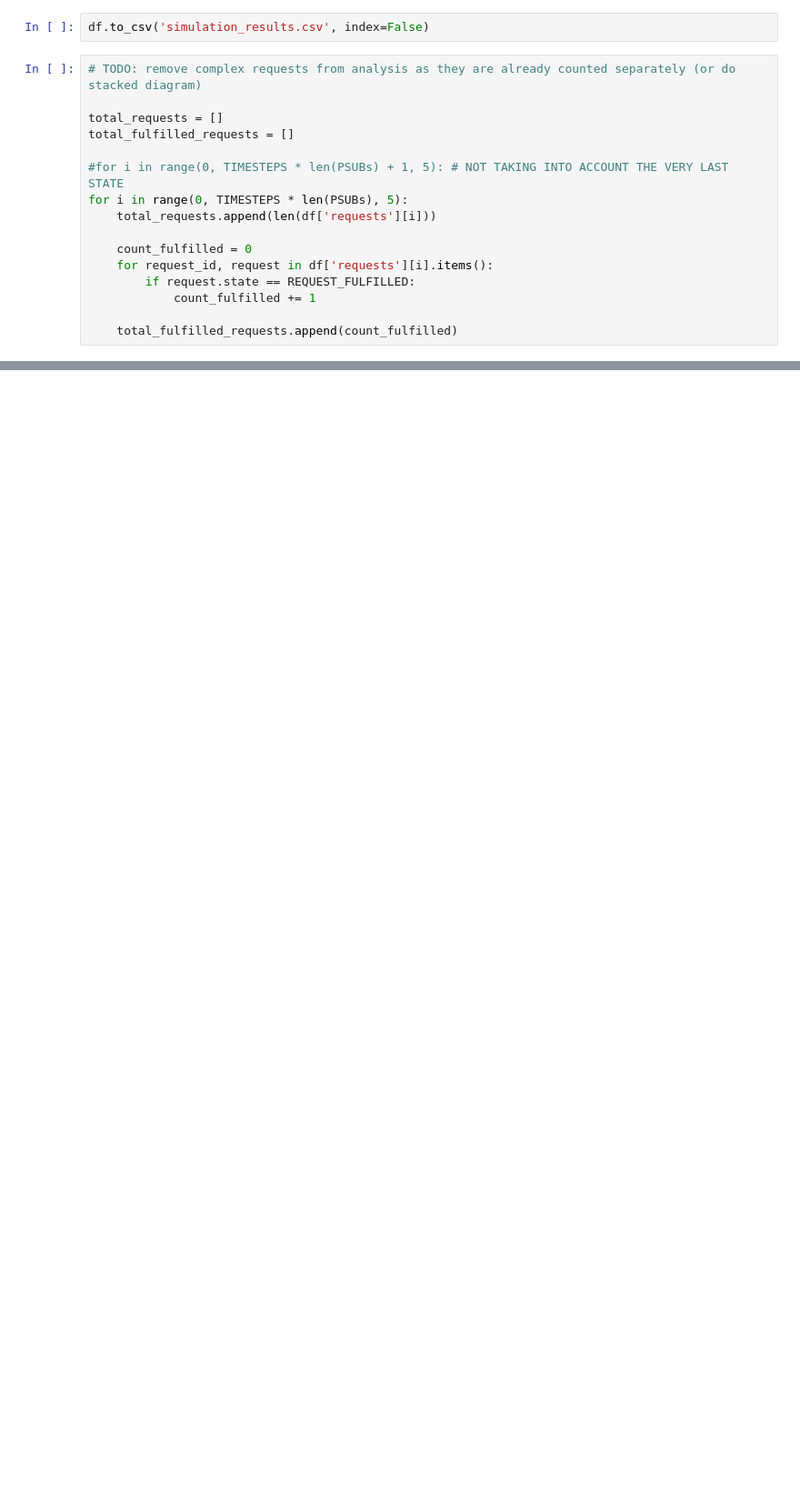
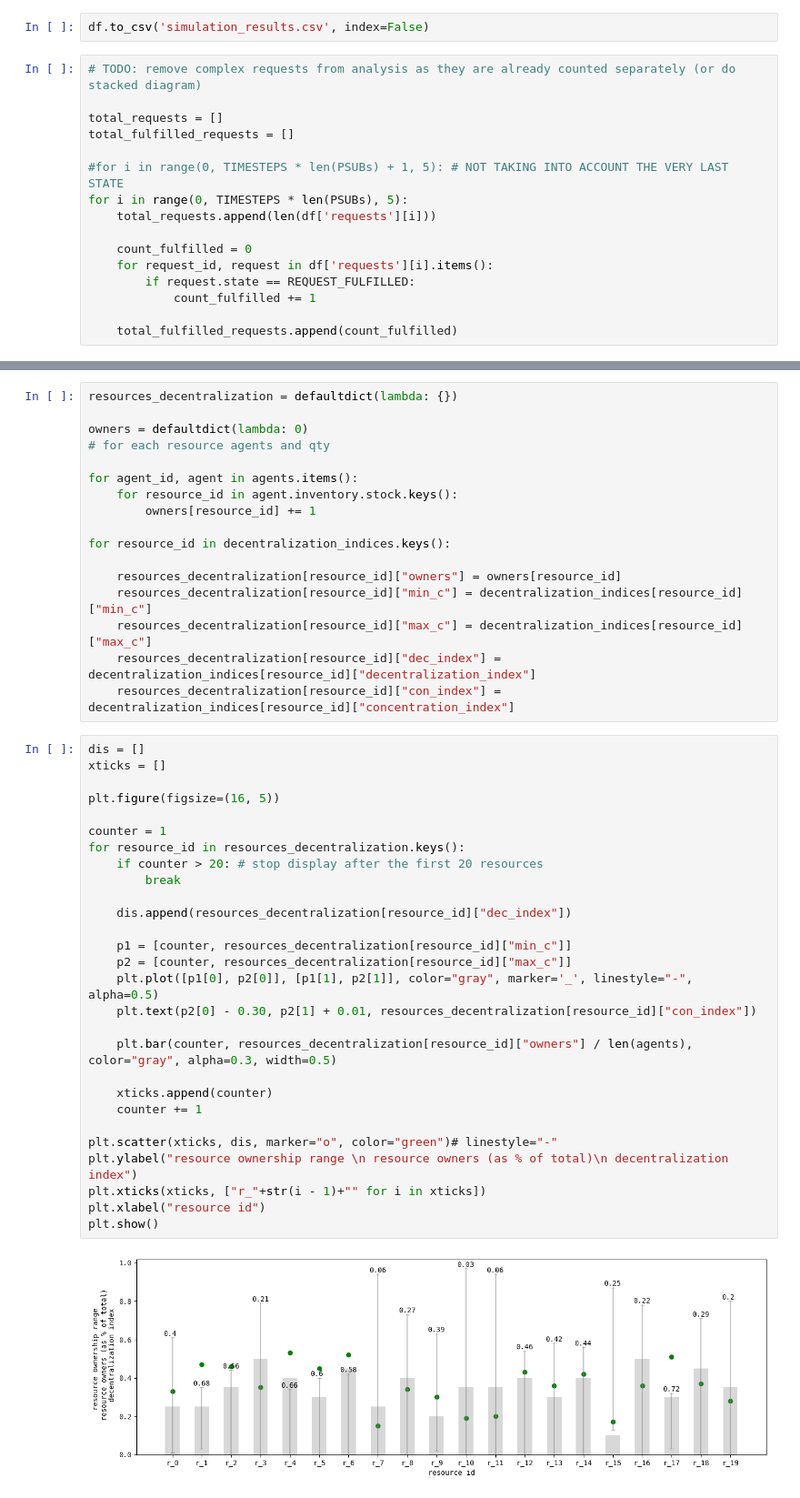
Before and after one commit to nctzn101/geos-sim, a Jupyter notebook: notebook/geos.ipynb, the cells around one changed output, grey strips where cells are left out. Shown at 91% size. Drawn from its saved outputs; the diff is of its cells as text; blank space fills up the shorter version.

```diff
--- a/notebook/geos.ipynb
+++ b/notebook/geos.ipynb
@@ -1155,0 +1255,47 @@ plt.show()
+# %%
+resources_decentralization = defaultdict(lambda: {})
+
+owners = defaultdict(lambda: 0)
+# for each resource agents and qty
+
+for agent_id, agent in agents.items():
+    for resource_id in agent.inventory.stock.keys():
+        owners[resource_id] += 1
+
+for resource_id in decentralization_indices.keys():
+
+    resources_decentralization[resource_id]["owners"] = owners[resource_id]
+    resources_decentralization[resource_id]["min_c"] = decentralization_indices[resource_id]["min_c"]
+    resources_decentralization[resource_id]["max_c"] = decentralization_indices[resource_id]["max_c"]
+    resources_decentralization[resource_id]["dec_index"] = decentralization_indices[resource_id]["decentralization_index"]
+    resources_decentralization[resource_id]["con_index"] = decentralization_indices[resource_id]["concentration_index"]
+# %%
+dis = []
+xticks = []
+
+plt.figure(figsize=(16, 5))
+
+counter = 1
+for resource_id in resources_decentralization.keys():
+    if counter > 20: # stop display after the first 20 resources
+        break
+
+    dis.append(resources_decentralization[resource_id]["dec_index"])
+
+    p1 = [counter, resources_decentralization[resource_id]["min_c"]]
+    p2 = [counter, resources_decentralization[resource_id]["max_c"]]
+    plt.plot([p1[0], p2[0]], [p1[1], p2[1]], color="gray", marker='_', linestyle="-", alpha=0.5)
+    plt.text(p2[0] - 0.30, p2[1] + 0.01, resources_decentralization[resource_id]["con_index"])
+
+    plt.bar(counter, resources_decentralization[resource_id]["owners"] / len(agents), color="gray", alpha=0.3, width=0.5)
+
+    xticks.append(counter)
+    counter += 1
+
+plt.scatter(xticks, dis, marker="o", color="green")# linestyle="-"
+plt.ylabel("resource ownership range \n resource owners (as % of total)\n decentralization index")
+plt.xticks(xticks, ["r_"+str(i - 1)+"" for i in xticks])
+plt.xlabel("resource id")
+plt.show()
+# %% [output]
+[figure, added]
```
Also changed, not shown: parts of 19 cells of this notebook.
